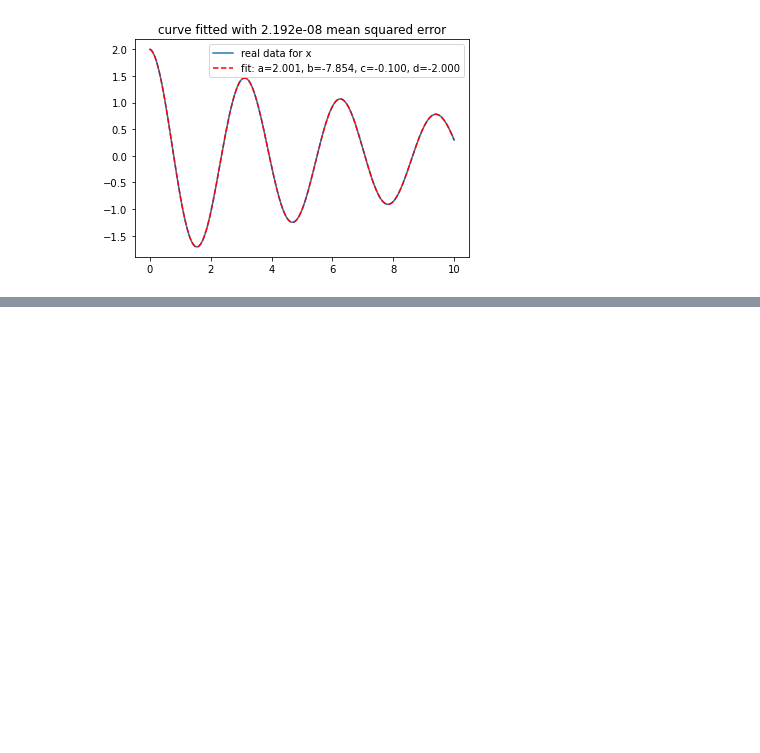
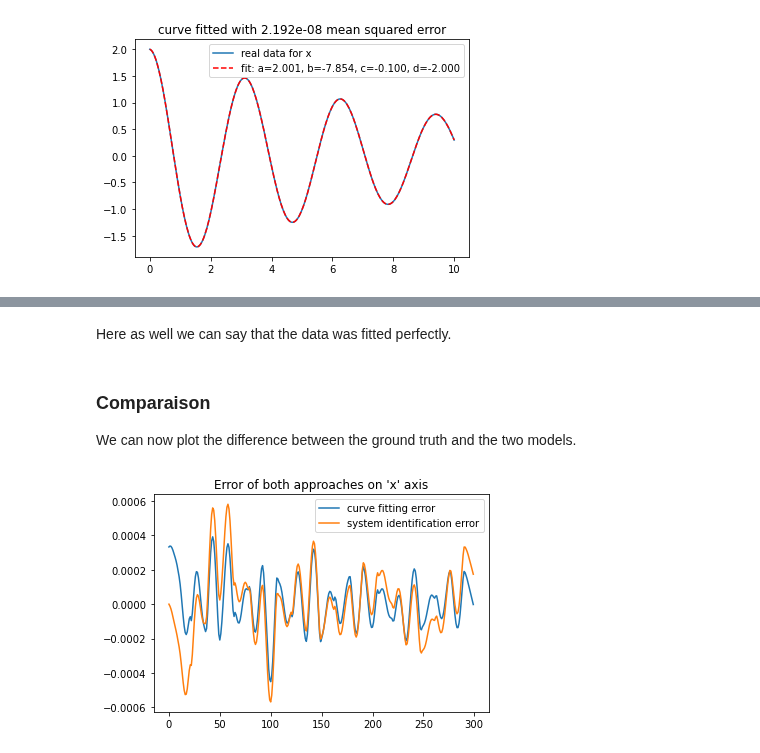
Before and after one commit to Kipre/EUDemographyCleaner, a Jupyter notebook: internship/fitting_vs_ode.ipynb, the cells around one changed output, grey strips where cells are left out. Cells and saved outputs as stored; diff of their text form; code cells hidden in the pictures; blank space fills up the shorter version.

```diff
--- a/internship/fitting_vs_ode.ipynb
+++ b/internship/fitting_vs_ode.ipynb
@@ -59,0 +123,14 @@ from codebase.utils import *
+# %% [markdown]
+Here as well we can say that the data was fitted perfectly.
+# %% [markdown]
+### Comparaison
+
+We can now plot the difference between the ground truth and the two models.
+# %%
+plt.plot(candidate_function(t, *popt) - data[:, 0] , label='curve fitting error')
+plt.plot(guess[:, 0] - data[:, 0], label='system identification error')
+plt.title("Error of both approaches on 'x' axis")
+plt.legend()
+plt.show()
+# %% [output]
+[figure, added]
```
Also changed, not shown: parts of 29 cells of this notebook, 2 other files.
